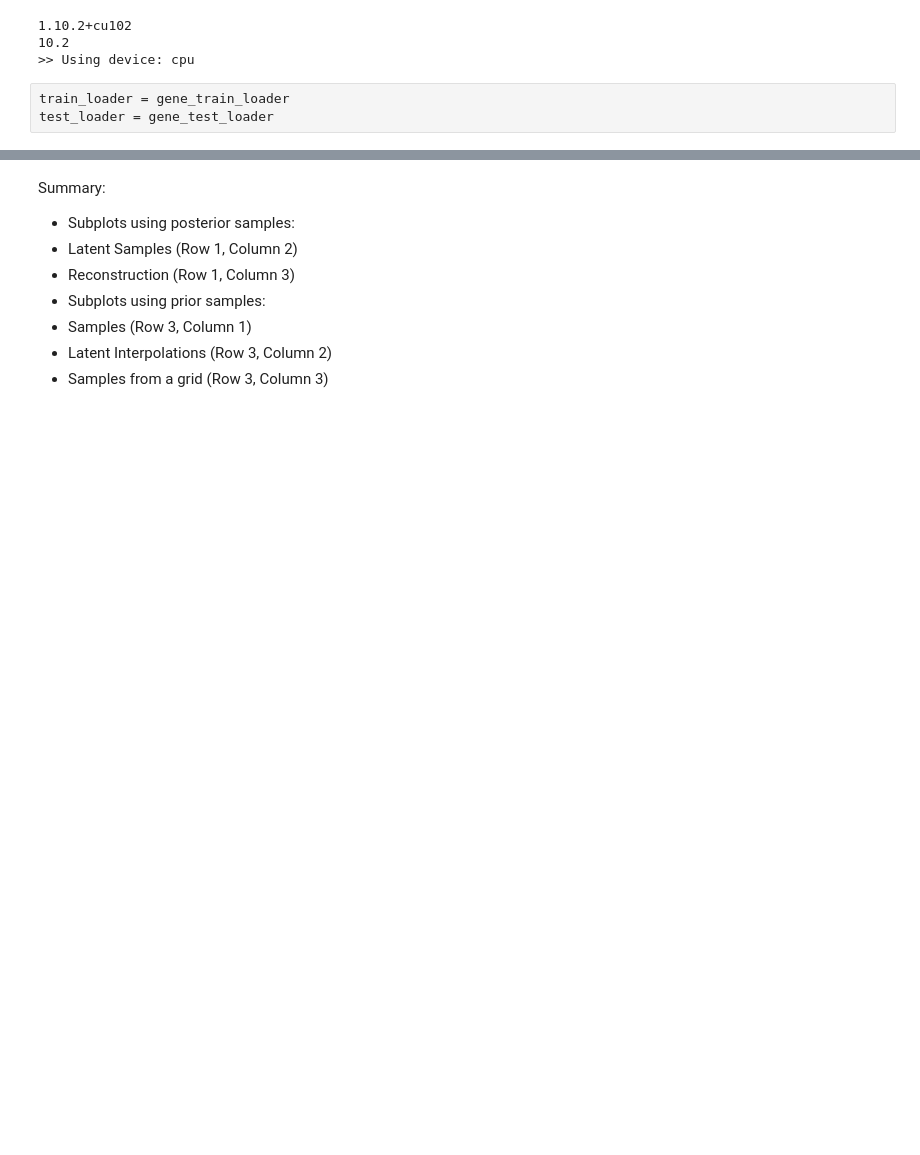
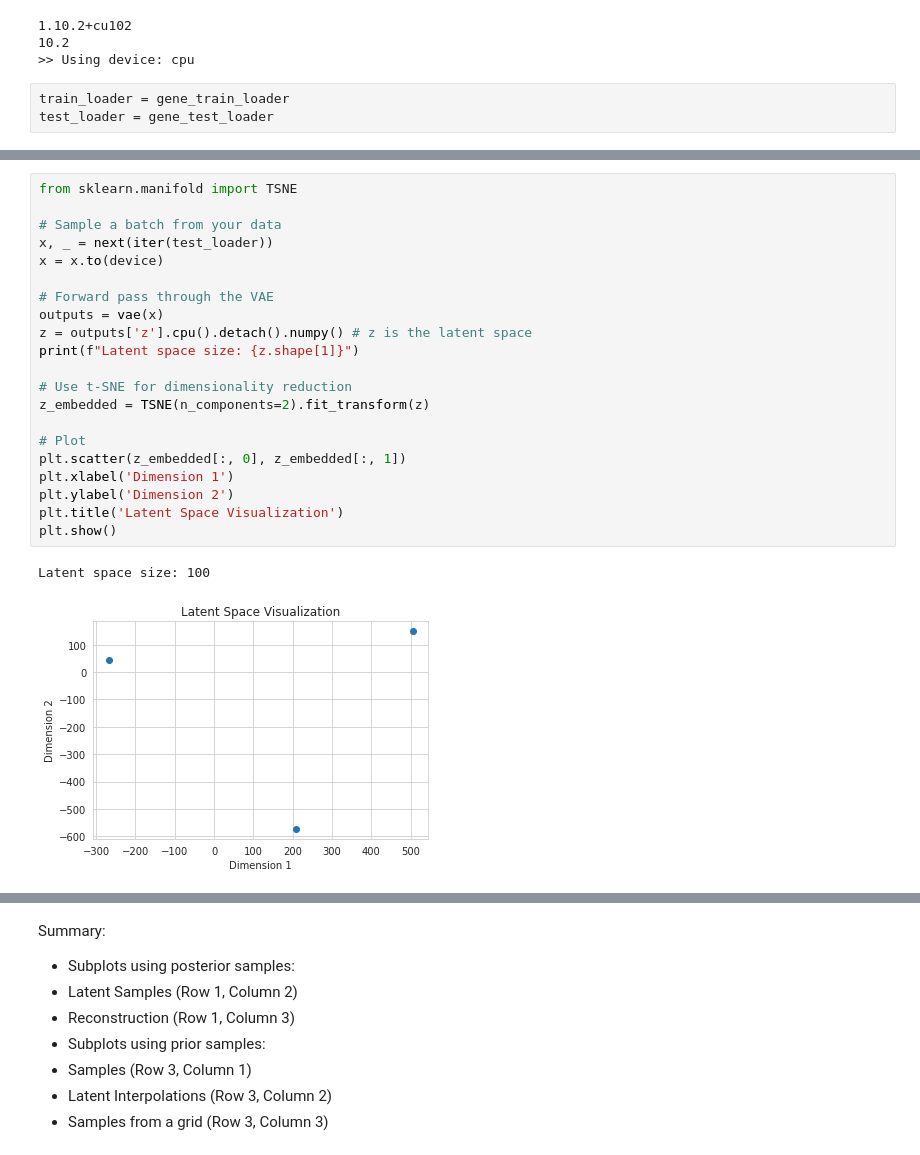
Before and after one commit to notaiax/Prediction-of-protein-isoforms-using-semi-supervised-learning, a Jupyter notebook: VAE/aiax VAE.ipynb, the cells around one changed output, grey strips where cells are left out. Drawn from its saved outputs; the diff is of its cells as text; blank space fills up the shorter version.

```diff
--- a/VAE/aiax VAE.ipynb
+++ b/VAE/aiax VAE.ipynb
@@ -538,0 +571,24 @@ NameError: name 'train_loader' is not defined
+# %%
+from sklearn.manifold import TSNE
+
+# Sample a batch from your data
+x, _ = next(iter(test_loader))
+x = x.to(device)
+
+# Forward pass through the VAE
+outputs = vae(x)
+z = outputs['z'].cpu().detach().numpy() # z is the latent space
+print(f"Latent space size: {z.shape[1]}")
+
+# Use t-SNE for dimensionality reduction
+z_embedded = TSNE(n_components=2).fit_transform(z)
+
+# Plot
+plt.scatter(z_embedded[:, 0], z_embedded[:, 1])
+plt.xlabel('Dimension 1')
+plt.ylabel('Dimension 2')
+plt.title('Latent Space Visualization')
+plt.show()
+# %% [output]
+Latent space size: 100
+[figure, added]
```
Also changed, not shown: parts of 7 cells of this notebook.
